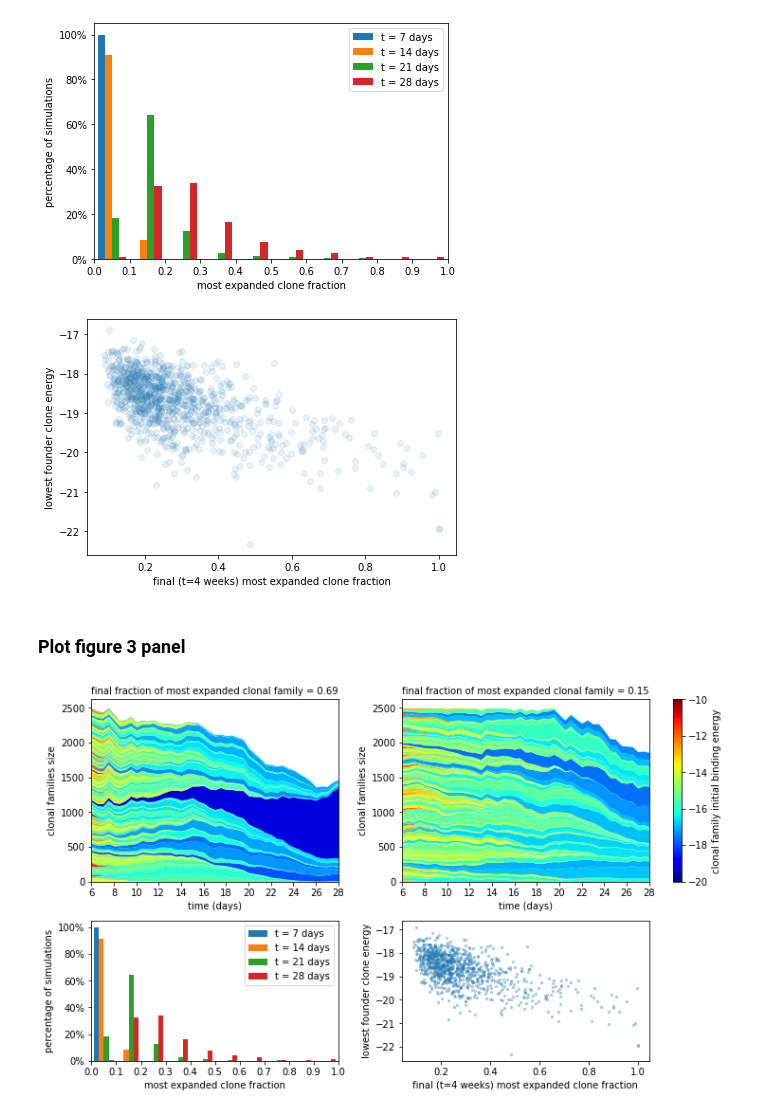
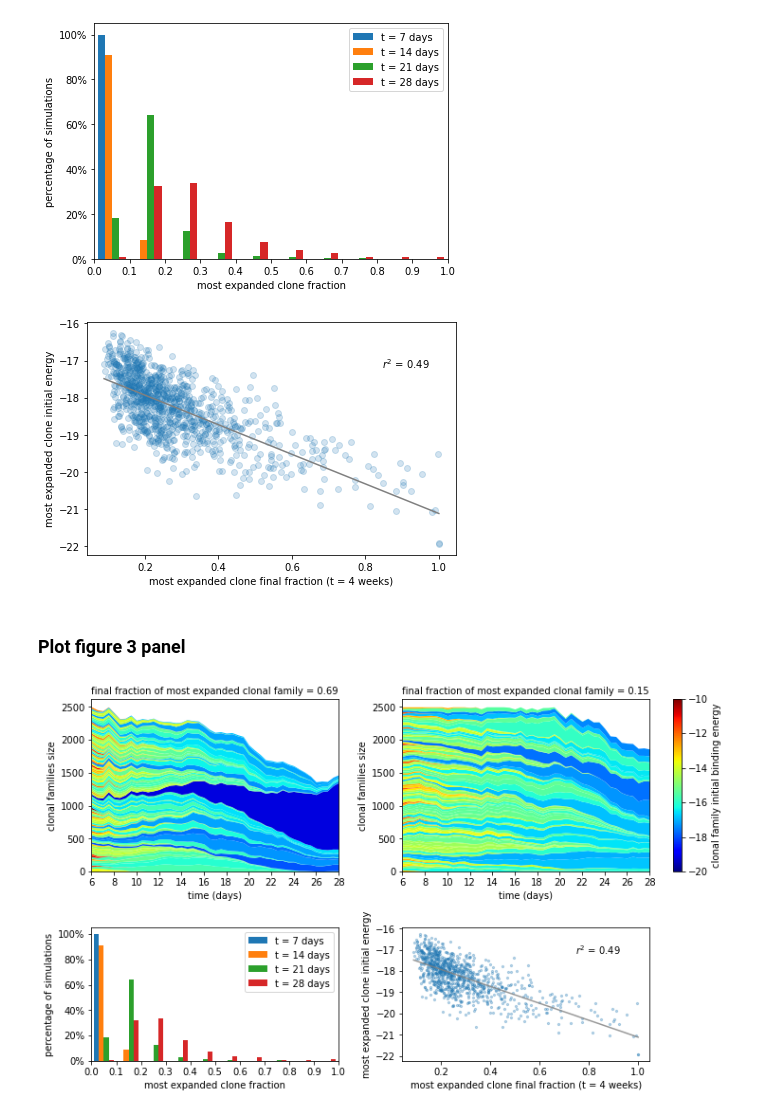
Before and after one commit to mmolari/affinity_maturation, a Jupyter notebook: figure_3.ipynb, the cells around one changed output. Drawn from its saved outputs; the diff is of its cells as text; code cells hidden in the pictures.

```diff
--- a/figure_3.ipynb
+++ b/figure_3.ipynb
@@ -52,11 +52,13 @@ for n_seed in range(N_sims):
     # extract frequency of most expanded clonal family for each time
     f_max = ctype_count_df.max(axis=1) / ctype_count_df.sum(axis=1)
 
+
     # create a dictionary entry to append to the results.
     # it contains the evolution of the must abundant clonotype frequency
     df_entry = {f'fmax_t_{t_days[n]}' : fm for n, fm in enumerate(f_max)}
-    # the initial binding energy of the highest-affinity clonotype
-    df_entry['best_founder_en'] = founders_en.min()
+    # the initial binding energy of the most expanded clonotype at t = 28 days
+    id_most_expanded = ctype_count_df.loc[28].argmax()
+    df_entry['most_exp_en'] = founders_en[id_most_expanded]
     # the seed that produced the simulation
     df_entry['seed'] = n_seed
     # append the result to the result list
@@ -127,20 +129,33 @@ plt.show()
 # %% [output]
 [figure]
 # %%
+from scipy.stats import pearsonr
+
 # list frequencies of must abundant clonotype at day 28
 freq_final = results_df['fmax_t_28.0']
 # initial energy of the highest-affinity clone
-best_en = results_df['best_founder_en']
+best_en = results_df['most_exp_en']
+
+# linear fit
+pol = np.polyfit(freq_final, best_en, 1)
+lin_fit_x = np.linspace(freq_final.min(), freq_final.max(), 10)
+lin_fit_y = np.polyval(pol,lin_fit_x)
+# plot linear fit
+plt.plot(lin_fit_x, lin_fit_y, 'gray', alpha=1.)
+# pearson correlation coefficient
+pears_r = pearsonr(freq_final, best_en)[0]
+# annotate r^2
+plt.annotate(r'$r^2$' + f' = {pears_r**2:.2}', (0.8,0.8), xycoords='axes fraction')
 
 # scatter-plot freq. vs initial highest energy
-plt.scatter(freq_final, best_en, alpha=0.1)
-plt.ylabel('lowest founder clone energy')
-plt.xlabel('final (t=4 weeks) most expanded clone fraction')
+plt.scatter(freq_final, best_en, alpha=0.2)
+plt.ylabel('most expanded clone initial energy')
+plt.xlabel('most expanded clone final fraction (t = 4 weeks)')
 plt.tight_layout()
-plt.savefig(save_path / 'scatter_freq_vs_dominance.pdf')
+plt.savefig(save_path / 'scatter_en_vs_dominance.pdf')
 plt.show()
 # %% [output]
-[figure, old version]
+[figure, new version]
 # %% [markdown]
 ### Plot figure 3 panel
 # %%
@@ -150,33 +165,35 @@ fig, ax = plt.subplots(2,2, figsize=(10,6), gridspec_kw={'height_ratios': [1.3,
 # high clonal dominance example
 np.random.seed(666)
 ctype_evo_df, ctype_en = stoch_GC_clonotype_evo(par, D_test, T_test)
 mapp = plot_GC_ctype_evo(ax[0,0], ctype_evo_df, ctype_en, cmap_range=[-20,-10])
 
 # low clonal dominance example
 np.random.seed(74)
 ctype_evo_df, ctype_en = stoch_GC_clonotype_evo(par, D_test, T_test)
 plot_GC_ctype_evo(ax[0,1], ctype_evo_df, ctype_en, cmap_range=[-20,-10])
 
 # colorbar
 plt.colorbar(mapp, ax=ax[0,:], label='clonal family initial binding energy', aspect=35.)
 
 # frequency histogram
 ax[1,0].hist(freq_mat, bins=bins, label = [f't = {int(th)} days' for th in t_hist])
 ax[1,0].yaxis.set_major_formatter(mpl.ticker.PercentFormatter(N_sims))
 ax[1,0].set_xlabel('most expanded clone fraction')
 ax[1,0].set_ylabel('percentage of simulations')
 ax[1,0].set_xlim(0,1)
 ax[1,0].set_xticks(np.linspace(0,1,11))
 ax[1,0].legend()
 
 # scatter plot
 ax[1,1].scatter(freq_final, best_en, alpha=0.3, s=5.)
-ax[1,1].set_ylabel('lowest founder clone energy')
-ax[1,1].set_xlabel('final (t=4 weeks) most expanded clone fraction')
+ax[1,1].plot(lin_fit_x, lin_fit_y, 'gray', alpha=0.8)
+plt.annotate(r'$r^2$' + f' = {pears_r**2:.2}', (0.7,0.8), xycoords='axes fraction')
+ax[1,1].set_ylabel('most expanded clone initial energy')
+ax[1,1].set_xlabel('most expanded clone final fraction (t = 4 weeks)')
 
 # save gigure and show
 plt.savefig(save_path / 'fig_3.pdf')
 plt.savefig(save_path / 'fig_3.svg')
 plt.show()
 # %% [output]
-[figure, old version]
+[figure, new version]
```
Also changed, not shown: 2 other files.
